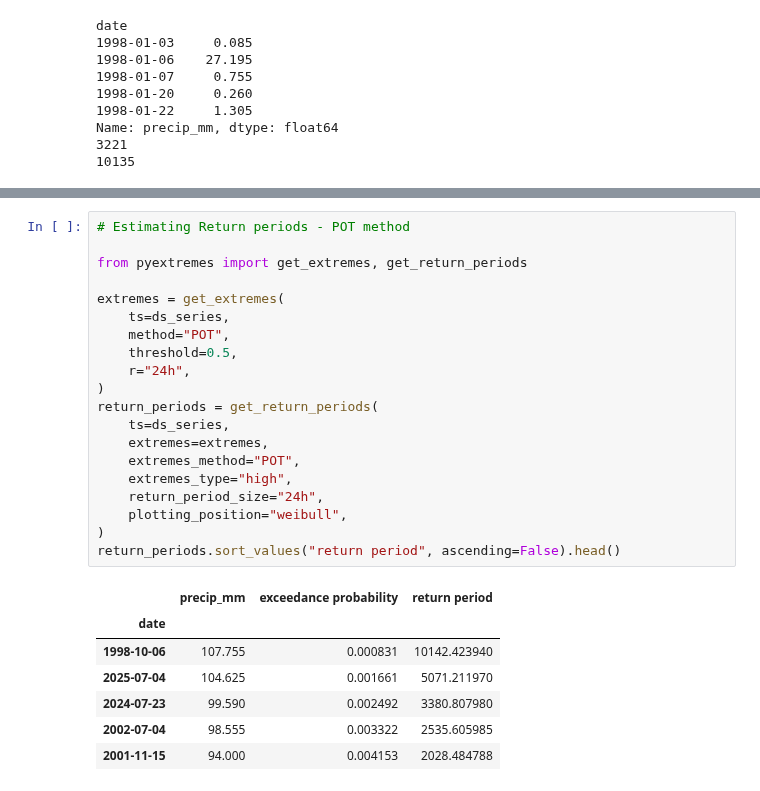
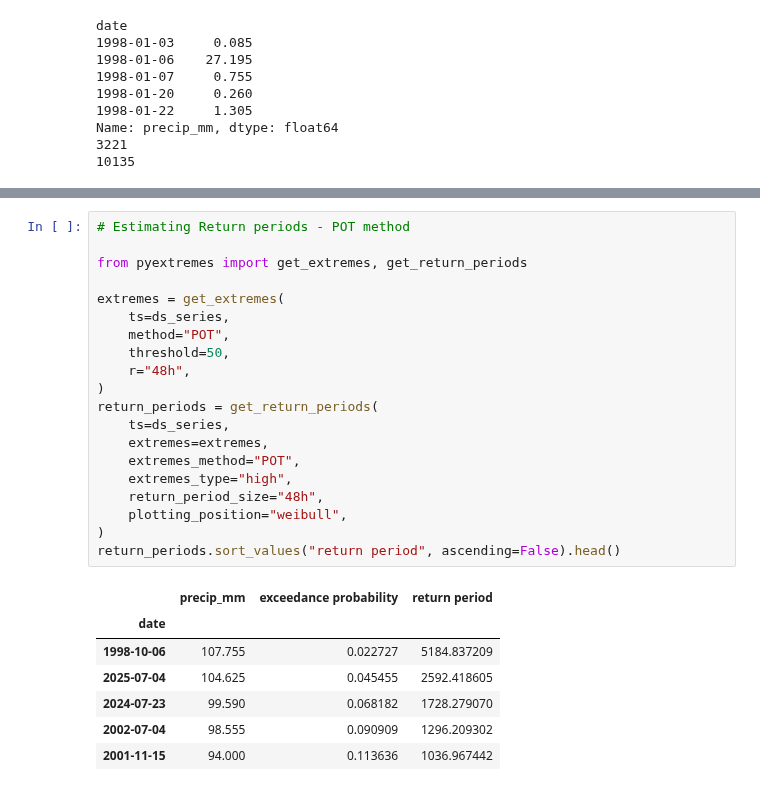
Before and after one commit to andrewmfisher/gesdisc-tutorials, a Jupyter notebook: conference-presentations/agu-2026/compute_recurrence_intervals.ipynb, the cells around one changed output, grey strips where cells are left out. Saved outputs shown, nothing was run; the diff lists cells and outputs as text.

```diff
--- a/conference-presentations/agu-2026/compute_recurrence_intervals.ipynb
+++ b/conference-presentations/agu-2026/compute_recurrence_intervals.ipynb
@@ -90,31 +88,31 @@ Name: precip_mm, dtype: float64
 # %%
 # Estimating Return periods - POT method
 
 from pyextremes import get_extremes, get_return_periods
 
 extremes = get_extremes(
     ts=ds_series,
     method="POT",
-    threshold=0.5,
-    r="24h",
+    threshold=50,
+    r="48h",
 )
 return_periods = get_return_periods(
     ts=ds_series,
     extremes=extremes,
     extremes_method="POT",
     extremes_type="high",
-    return_period_size="24h",
+    return_period_size="48h",
     plotting_position="weibull",
 )
 return_periods.sort_values("return period", ascending=False).head()
 # %% [output]
 |  | precip_mm | exceedance probability | return period |
 | date |  |  |  |
-| 1998-10-06 | 107.755 | 0.000831 | 10142.423940 |
-| 2025-07-04 | 104.625 | 0.001661 | 5071.211970 |
-| 2024-07-23 | 99.590 | 0.002492 | 3380.807980 |
-| 2002-07-04 | 98.555 | 0.003322 | 2535.605985 |
-| 2001-11-15 | 94.000 | 0.004153 | 2028.484788 |
+| 1998-10-06 | 107.755 | 0.022727 | 5184.837209 |
+| 2025-07-04 | 104.625 | 0.045455 | 2592.418605 |
+| 2024-07-23 | 99.590 | 0.068182 | 1728.279070 |
+| 2002-07-04 | 98.555 | 0.090909 | 1296.209302 |
+| 2001-11-15 | 94.000 | 0.113636 | 1036.967442 |
 # %%
 # Fit a model to the extreme values
 
```
Also changed, not shown: parts of 9 cells of this notebook.
